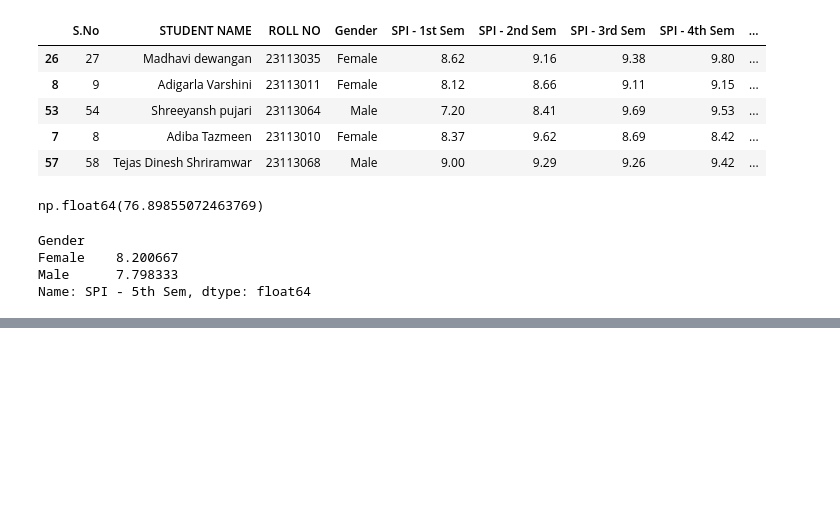
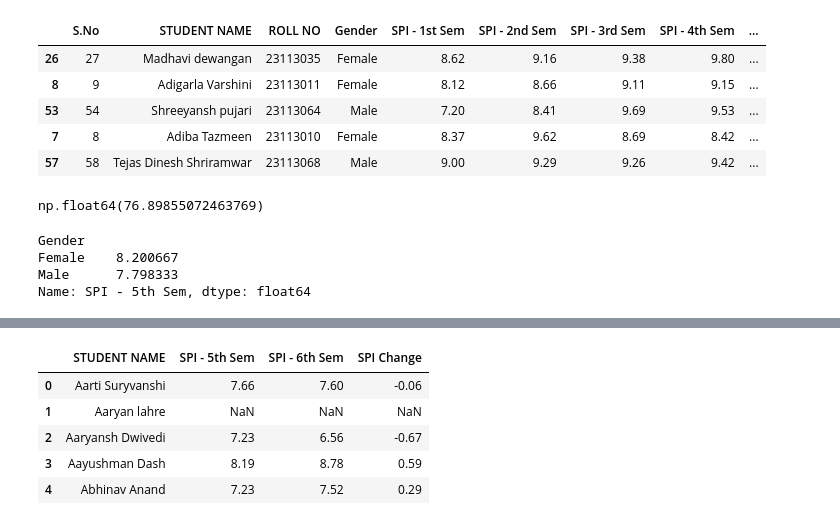
Before and after one commit to niya005/Class-Result-Analysis, a Jupyter notebook: class_result_analysis.ipynb, the cells around one changed output, grey strips where cells are left out. Cells and saved outputs as stored; diff of their text form; code cells hidden in the pictures; blank space fills up the shorter version.

```diff
--- a/class_result_analysis.ipynb
+++ b/class_result_analysis.ipynb
@@ -124,0 +150,9 @@ Name: SPI - 5th Sem, dtype: float64
+# %%
+df[["STUDENT NAME", "SPI - 5th Sem", "SPI - 6th Sem", "SPI Change"]].head()
+# %% [output]
+|  | STUDENT NAME | SPI - 5th Sem | SPI - 6th Sem | SPI Change |
+| 0 | Aarti Suryvanshi | 7.66 | 7.60 | -0.06 |
+| 1 | Aaryan lahre | NaN | NaN | NaN |
+| 2 | Aaryansh Dwivedi | 7.23 | 6.56 | -0.67 |
+| 3 | Aayushman Dash | 8.19 | 8.78 | 0.59 |
+| 4 | Abhinav Anand | 7.23 | 7.52 | 0.29 |
```
Also changed, not shown: parts of 8 cells of this notebook.
